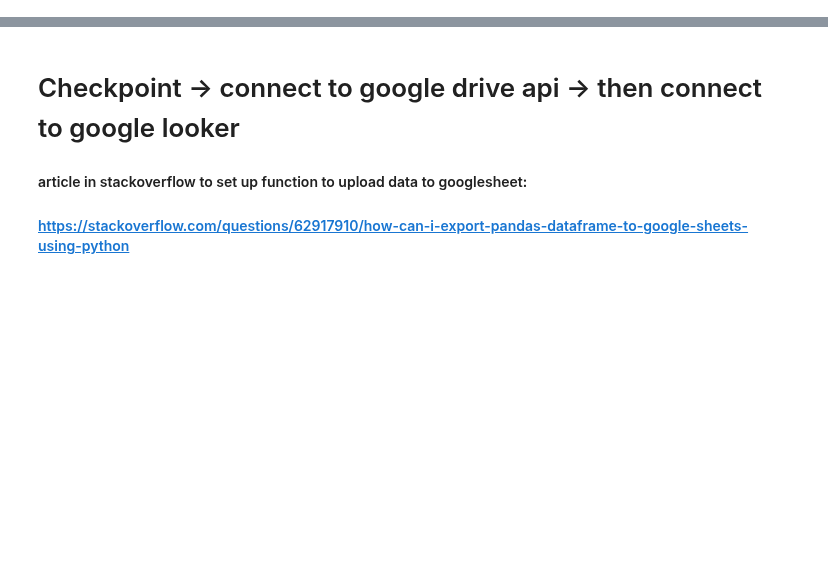
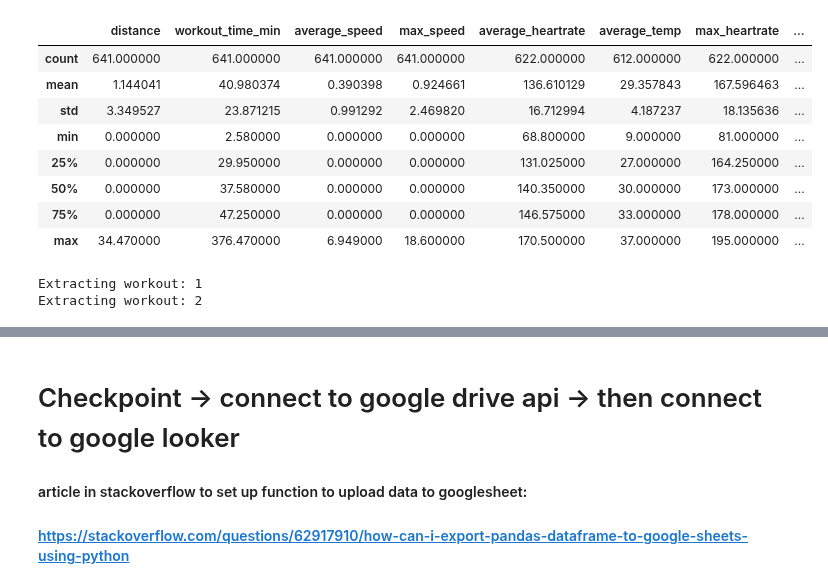
Before and after one commit to ManuelElizaldi/PyStrava, a Jupyter notebook: StravaConnect.ipynb, the cells around one changed output, grey strips where cells are left out. Saved outputs shown, nothing was run; the diff lists cells and outputs as text; code cells hidden in the pictures; blank space fills up the shorter version.

```diff
--- a/StravaConnect.ipynb
+++ b/StravaConnect.ipynb
@@ -176,4 +230,14 @@ general_stats_df
 # %%
 # General statistics - pending incorporate some of this numbers to the avobe graph
 # Pending Analysis
-activities_copy[['distance','workout_time_min','average_speed','max_speed','average_heartrate','average_temp','max_heartrate','average_cadence','aprox_calories_burned']].describe()
+general_activities_copy[['distance','workout_time_min','average_speed','max_speed','average_heartrate','average_temp','max_heartrate','average_cadence','aprox_calories_burned']].describe()
+# %% [output]
+|  | distance | workout_time_min | average_speed | max_speed | average_heartrate | average_temp | max_heartrate | ... |
+| count | 641.000000 | 641.000000 | 641.000000 | 641.000000 | 622.000000 | 612.000000 | 622.000000 | ... |
+| mean | 1.144041 | 40.980374 | 0.390398 | 0.924661 | 136.610129 | 29.357843 | 167.596463 | ... |
+| std | 3.349527 | 23.871215 | 0.991292 | 2.469820 | 16.712994 | 4.187237 | 18.135636 | ... |
+| min | 0.000000 | 2.580000 | 0.000000 | 0.000000 | 68.800000 | 9.000000 | 81.000000 | ... |
+| 25% | 0.000000 | 29.950000 | 0.000000 | 0.000000 | 131.025000 | 27.000000 | 164.250000 | ... |
+| 50% | 0.000000 | 37.580000 | 0.000000 | 0.000000 | 140.350000 | 30.000000 | 173.000000 | ... |
+| 75% | 0.000000 | 47.250000 | 0.000000 | 0.000000 | 146.575000 | 33.000000 | 178.000000 | ... |
+| max | 34.470000 | 376.470000 | 6.949000 | 18.600000 | 170.500000 | 37.000000 | 195.000000 | ... |
@@ -223,8 +283,11 @@ pd.json_normalize(requests.get(url = f'https://www.strava.com/api/v3/activities/
 # Using the function to get a json of the detailed data for functional, running and biking workouts
 # Make sure to run one at a time every 15 minutes to not reach API rate limit
 functional_workouts = GetWorkoutData(functional_id_list)
-running_workouts = GetWorkoutData(running_id_list)
-biking_workouts = GetWorkoutData(biking_id_list)
+#running_workouts = GetWorkoutData(running_id_list[0:1])
+biking_workouts = GetWorkoutData(biking_id_list[0:2])
 
 # saving a copy for further analysis
 #functional_workouts_json = functional_workouts
+# %% [output]
+Extracting workout: 1
+Extracting workout: 2
```
Also changed, not shown: parts of 19 cells of this notebook.
